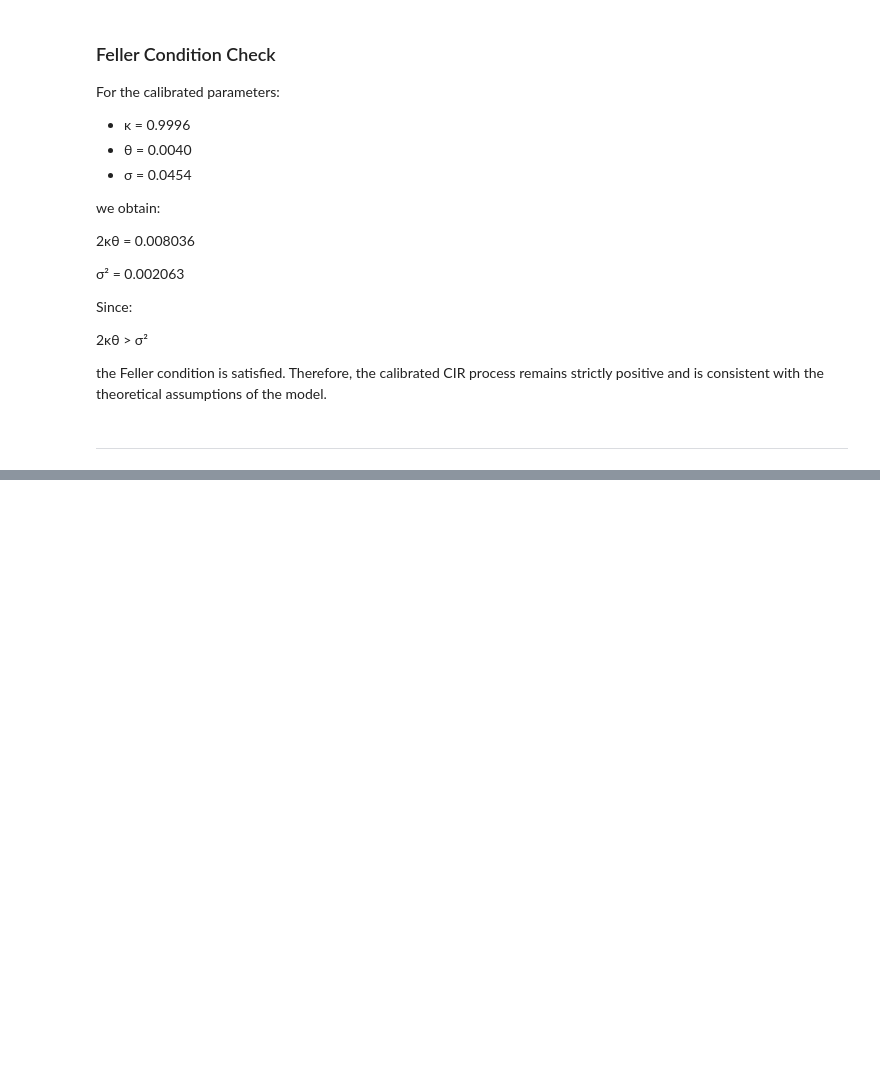
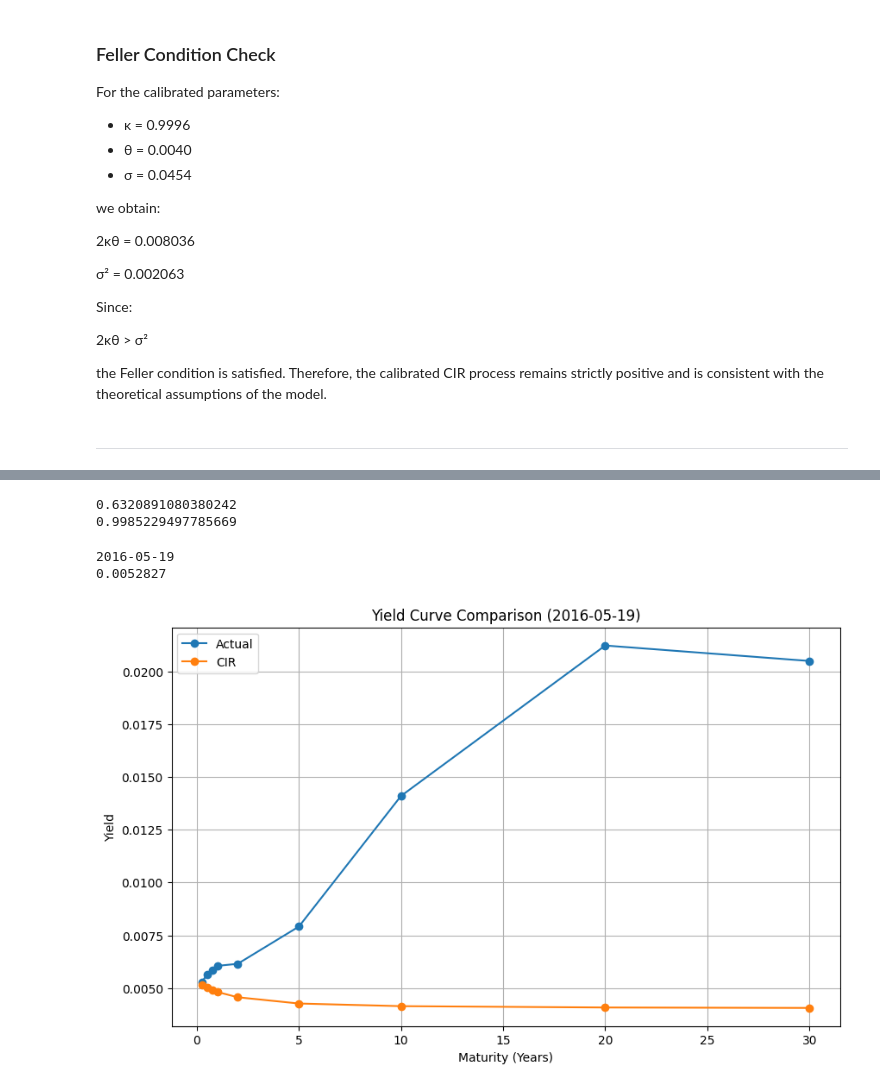
Before and after one commit to agcode-maker/cir-yield-curve-modeling, a Jupyter notebook: notebooks/CIR_Project.ipynb, the cells around one changed output, grey strips where cells are left out. Drawn from its saved outputs; the diff is of its cells as text; code cells hidden in the pictures; blank space fills up the shorter version.

```diff
--- a/notebooks/CIR_Project.ipynb
+++ b/notebooks/CIR_Project.ipynb
@@ -417,0 +475,20 @@ the Feller condition is satisfied. Therefore, the calibrated CIR process remains
+# %%
+kappa, theta, sigma = exact_result.x
+
+print(cir_B(1, kappa, sigma))
+print(cir_A(1, kappa, theta, sigma))
+# %% [output]
+0.6320891080380242
+0.9985229497785669
+# %%
+sample_idx = 0
+
+sample_date = train_df.loc[sample_idx, "Date"]
+
+r0 = train_df.loc[sample_idx, "ZC025YR"]
+
+print(sample_date)
+print(r0)
+# %% [output]
+2016-05-19
+0.0052827
@@ -417,0 +507,19 @@ the Feller condition is satisfied. Therefore, the calibrated CIR process remains
+# %%
+def cir_yield(tau, r_t, kappa, theta, sigma):
+
+    A = cir_A(
+        tau,
+        kappa,
+        theta,
+        sigma
+    )
+
+    B = cir_B(
+        tau,
+        kappa,
+        sigma
+    )
+
+    P = A * np.exp(-B * r_t)
+
+    return -np.log(P) / tau
@@ -417,0 +551,30 @@ the Feller condition is satisfied. Therefore, the calibrated CIR process remains
+# %%
+plt.figure(figsize=(10,6))
+
+plt.plot(
+    maturities,
+    actual_yields,
+    marker="o",
+    label="Actual"
+)
+
+plt.plot(
+    maturities,
+    model_yields,
+    marker="o",
+    label="CIR"
+)
+
+plt.xlabel("Maturity (Years)")
+plt.ylabel("Yield")
+
+plt.title(
+    f"Yield Curve Comparison ({sample_date})"
+)
+
+plt.legend()
+plt.grid(True)
+
+plt.show()
+# %% [output]
+[figure, added]
```
Also changed, not shown: parts of 60 cells of this notebook.
